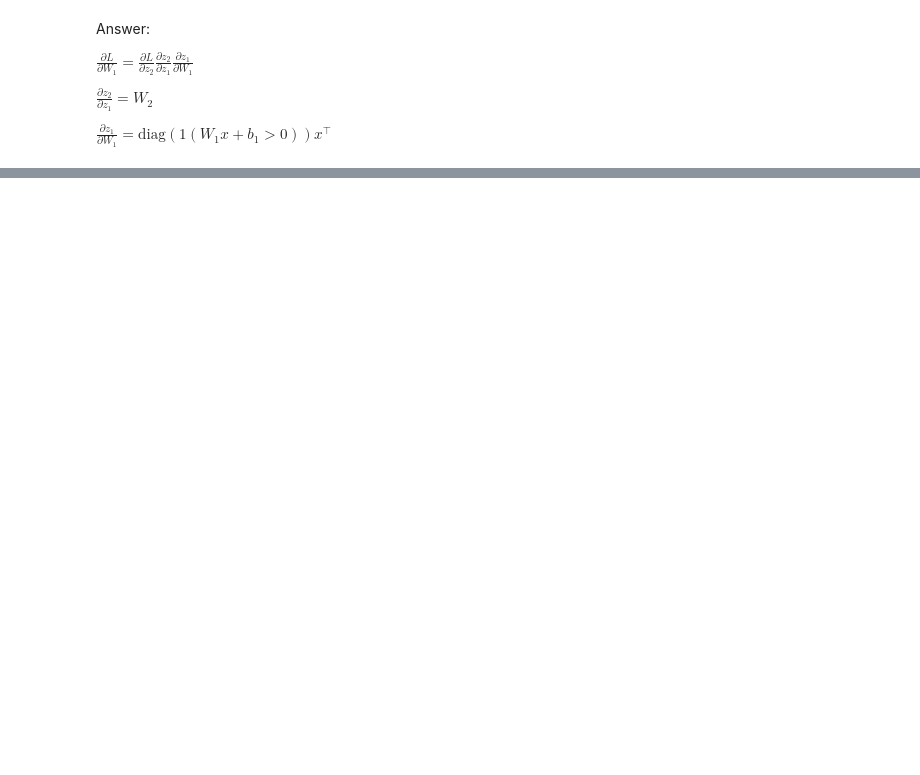
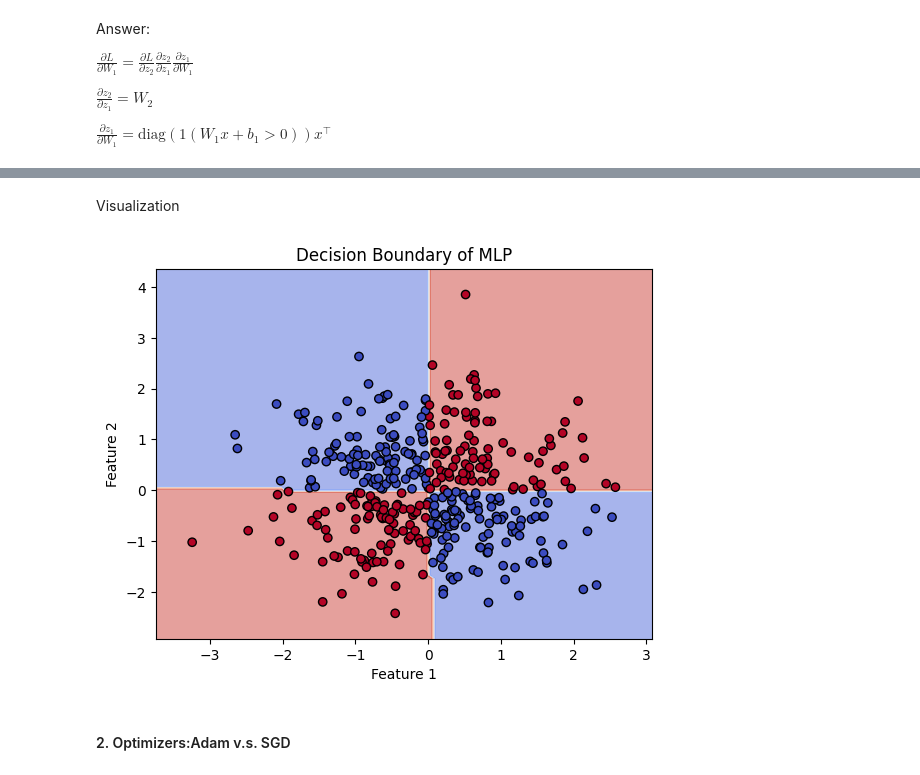
Before and after one commit to nyu-dl/DS-GA-1003-Machine-Learning-2025, a Jupyter notebook: lab3/messmaster_2.ipynb, the cells around one changed output, grey strips where cells are left out. Saved outputs shown, nothing was run; the diff lists cells and outputs as text; code cells hidden in the pictures; blank space fills up the shorter version.

```diff
--- a/lab3/messmaster_2.ipynb
+++ b/lab3/messmaster_2.ipynb
@@ -127,7 +129,7 @@ W2 = torch.randn(10, 2, requires_grad=False) * 0.01
 b2 = torch.zeros(2, requires_grad=False)
 
 learning_rate = 0.1
-epochs = 100
+epochs = 10000
 
 for epoch in range(epochs):
     # =================== Forward pass ===================
@@ -218,0 +228,11 @@ Epoch 90: Loss = 0.6894
+# %% [markdown]
+Visualization
+# %%
+
+from util import plot_decision_boundary
+# Example usage:
+plot_decision_boundary(W1, b1, W2, b2, X_train_tensor.numpy(), y_train_tensor.numpy())
+# %% [output]
+[figure, added]
+# %% [markdown]
+#### 2. Optimizers:Adam v.s. SGD
```
Also changed, not shown: parts of 16 cells of this notebook, 2 other files.
